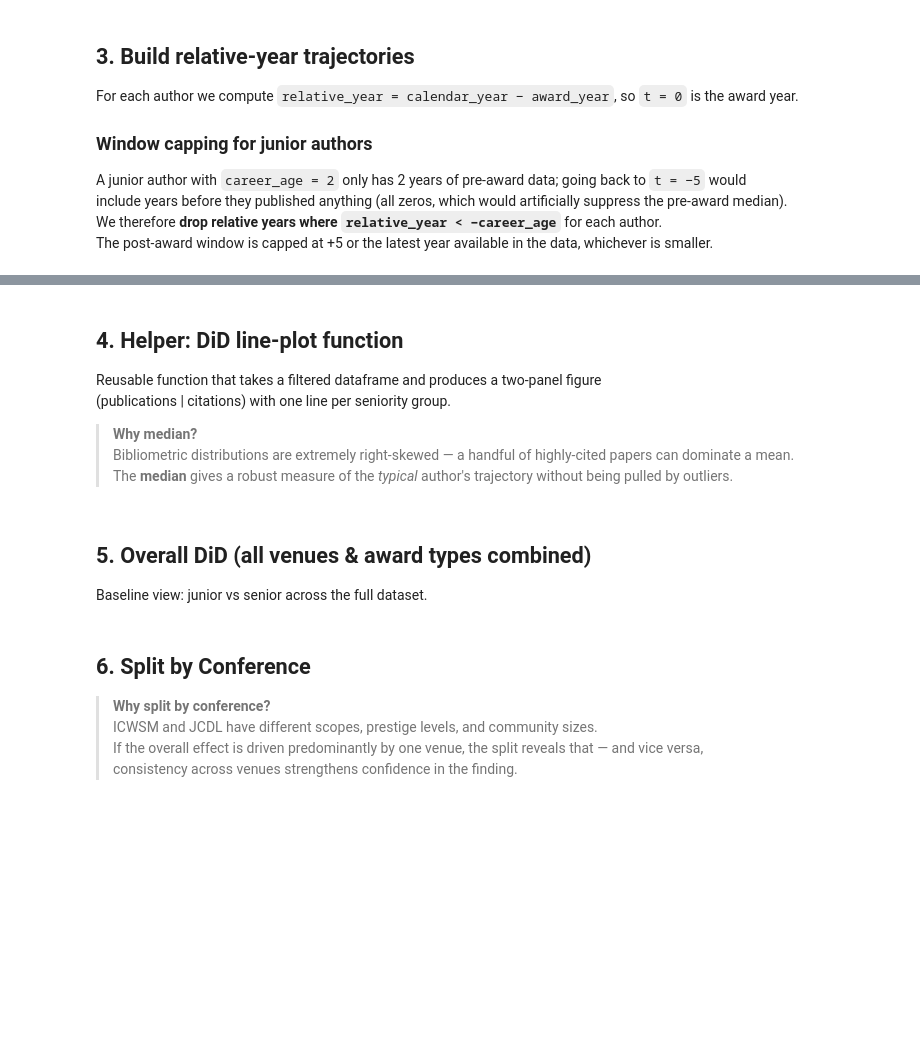
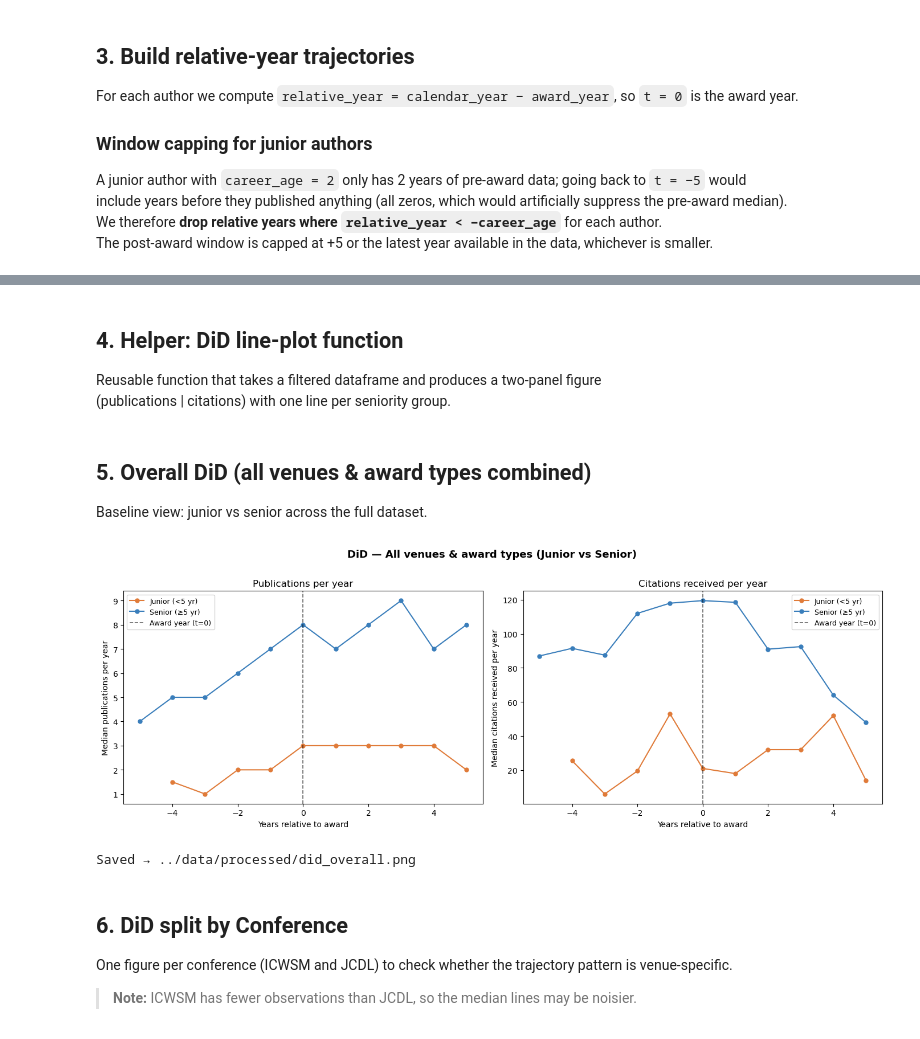
Before and after one commit to AppleShay/thesis-best-paper-trajectories, a Jupyter notebook: notebooks/38_did_publication_citation_trajectories.ipynb, the cells around one changed output, grey strips where cells are left out. Cells and saved outputs as stored; diff of their text form; code cells hidden in the pictures; blank space fills up the shorter version.

Commit message:
Revert "nb38: dedup + per-year citations + median + split by conf & award type with markdown annotations"
This reverts commit dc7af617ac3774b2374d1d2d5ba9e1749be56f19.

```diff
--- a/notebooks/38_did_publication_citation_trajectories.ipynb
+++ b/notebooks/38_did_publication_citation_trajectories.ipynb
@@ -152,10 +171,6 @@ print('Saved → ../data/processed/author_yearly_trajectories.csv')
 
 Reusable function that takes a filtered dataframe and produces a two-panel figure
 (publications | citations) with one line per seniority group.
-
-> **Why median?**
-> Bibliometric distributions are extremely right-skewed — a handful of highly-cited papers can dominate a mean.
-> The **median** gives a robust measure of the *typical* author's trajectory without being pulled by outliers.
 # %%
 COLORS = {'Junior (<5 yr)': '#E07B39', 'Senior (≥5 yr)': '#3A7EBB'}
 
@@ -198,16 +213,18 @@ def did_plot(df, title, savepath):
 Baseline view: junior vs senior across the full dataset.
 # %%
 did_plot(
-    merged,
+    df=merged,
     title='DiD — All venues & award types (Junior vs Senior)',
     savepath='../data/processed/did_overall.png'
 )
+# %% [output]
+[figure, added]
+Saved → ../data/processed/did_overall.png
 # %% [markdown]
-## 6. Split by Conference
+## 6. DiD split by Conference
 
-> **Why split by conference?**
-> ICWSM and JCDL have different scopes, prestige levels, and community sizes.
-> If the overall effect is driven predominantly by one venue, the split reveals that — and vice versa,
-> consistency across venues strengthens confidence in the finding.
+One figure per conference (ICWSM and JCDL) to check whether the trajectory pattern is venue-specific.
+
+> **Note:** ICWSM has fewer observations than JCDL, so the median lines may be noisier.
 # %%
 for conf, grp in merged.groupby('conference'):
```
Also changed, not shown: parts of 11 cells of this notebook.
